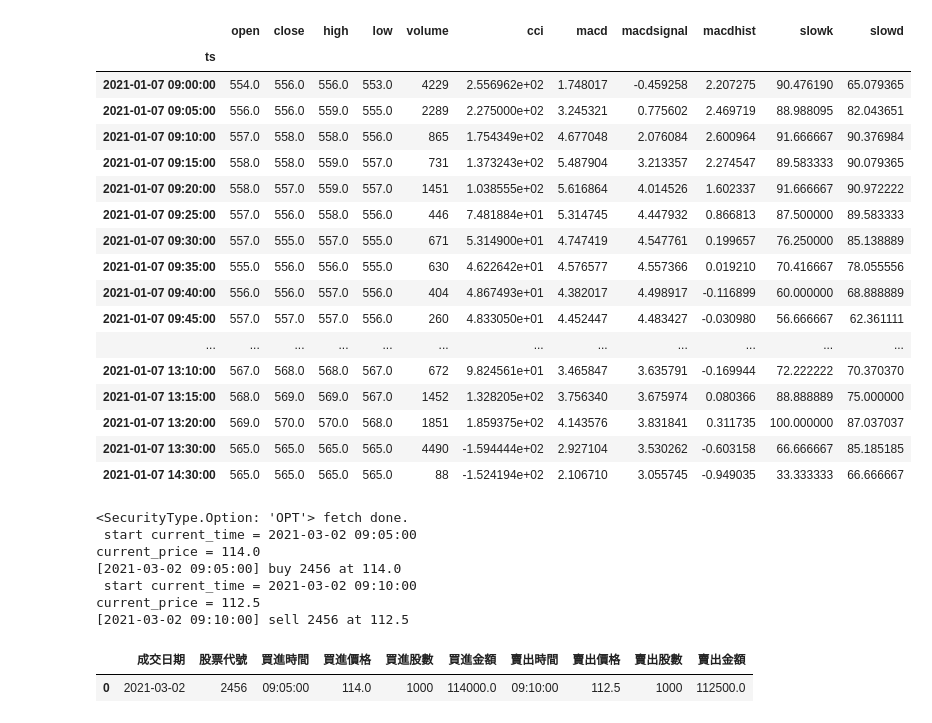
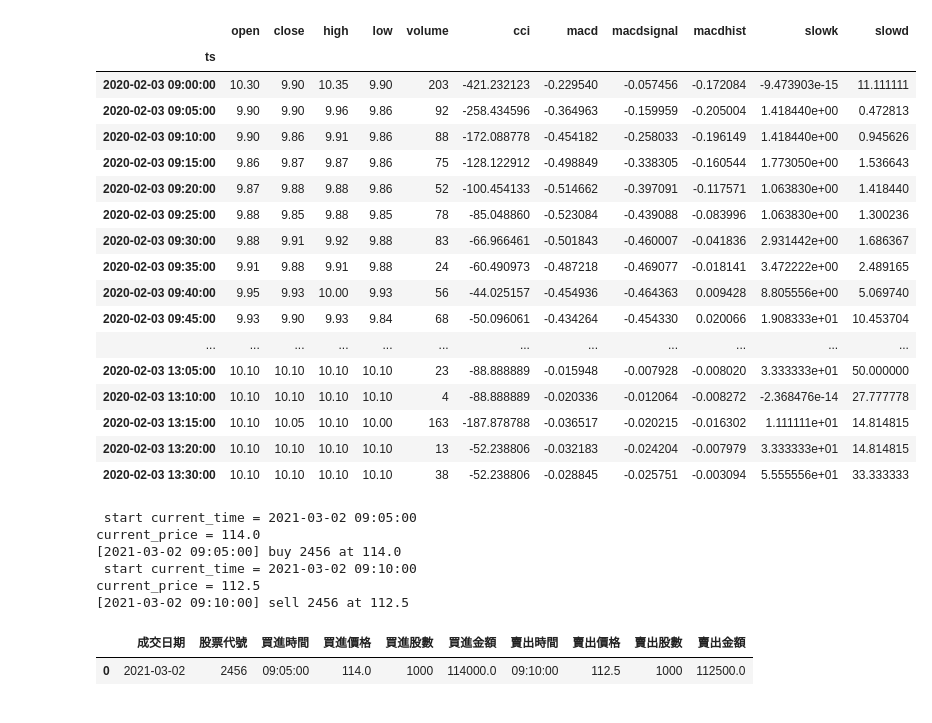
Before and after one commit to howielujah/python-program-trading, a Jupyter notebook: Ch03_05.ipynb, the cells around one changed output. Cells and saved outputs as stored; diff of their text form; code cells hidden in the pictures.

```diff
--- a/Ch03_05.ipynb
+++ b/Ch03_05.ipynb
@@ -71,37 +59,37 @@ Exception: {}
 # %%
-code = '2330'
+code = '2399'
 
 tw_calendar = get_calendar('XTAI')
 
-date = pd.to_datetime('2021-1-7')
+date = pd.to_datetime('2020-2-3')
 prev_trading_date = tw_calendar.previous_close(date).date()
 
 ticks = get_ticks(code, prev_trading_date, connection, api)[0].append(get_ticks(code, date, connection, api)[0])
 kbars = ticks_to_kbars(ticks)
 kbars = get_technical_indicator(kbars)
 # kbars = kbars[pd.to_datetime(prev_trading_date).replace(hour=13, minute=30):]
 kbars = kbars[date:]
 
 kbars
 # %% [output]
 |  | open | close | high | low | volume | cci | macd | macdsignal | macdhist | slowk | slowd |
 | ts |  |  |  |  |  |  |  |  |  |  |  |
-| 2021-01-07 09:00:00 | 554.0 | 556.0 | 556.0 | 553.0 | 4229 | 2.556962e+02 | 1.748017 | -0.459258 | 2.207275 | 90.476190 | 65.079365 |
-| 2021-01-07 09:05:00 | 556.0 | 556.0 | 559.0 | 555.0 | 2289 | 2.275000e+02 | 3.245321 | 0.775602 | 2.469719 | 88.988095 | 82.043651 |
-| 2021-01-07 09:10:00 | 557.0 | 558.0 | 558.0 | 556.0 | 865 | 1.754349e+02 | 4.677048 | 2.076084 | 2.600964 | 91.666667 | 90.376984 |
-| 2021-01-07 09:15:00 | 558.0 | 558.0 | 559.0 | 557.0 | 731 | 1.373243e+02 | 5.487904 | 3.213357 | 2.274547 | 89.583333 | 90.079365 |
-| 2021-01-07 09:20:00 | 558.0 | 557.0 | 559.0 | 557.0 | 1451 | 1.038555e+02 | 5.616864 | 4.014526 | 1.602337 | 91.666667 | 90.972222 |
-| 2021-01-07 09:25:00 | 557.0 | 556.0 | 558.0 | 556.0 | 446 | 7.481884e+01 | 5.314745 | 4.447932 | 0.866813 | 87.500000 | 89.583333 |
-| 2021-01-07 09:30:00 | 557.0 | 555.0 | 557.0 | 555.0 | 671 | 5.314900e+01 | 4.747419 | 4.547761 | 0.199657 | 76.250000 | 85.138889 |
-| 2021-01-07 09:35:00 | 555.0 | 556.0 | 556.0 | 555.0 | 630 | 4.622642e+01 | 4.576577 | 4.557366 | 0.019210 | 70.416667 | 78.055556 |
-| 2021-01-07 09:40:00 | 556.0 | 556.0 | 557.0 | 556.0 | 404 | 4.867493e+01 | 4.382017 | 4.498917 | -0.116899 | 60.000000 | 68.888889 |
-| 2021-01-07 09:45:00 | 557.0 | 557.0 | 557.0 | 556.0 | 260 | 4.833050e+01 | 4.452447 | 4.483427 | -0.030980 | 56.666667 | 62.361111 |
+| 2020-02-03 09:00:00 | 10.30 | 9.90 | 10.35 | 9.90 | 203 | -421.232123 | -0.229540 | -0.057456 | -0.172084 | -9.473903e-15 | 11.111111 |
+| 2020-02-03 09:05:00 | 9.90 | 9.90 | 9.96 | 9.86 | 92 | -258.434596 | -0.364963 | -0.159959 | -0.205004 | 1.418440e+00 | 0.472813 |
+| 2020-02-03 09:10:00 | 9.90 | 9.86 | 9.91 | 9.86 | 88 | -172.088778 | -0.454182 | -0.258033 | -0.196149 | 1.418440e+00 | 0.945626 |
+| 2020-02-03 09:15:00 | 9.86 | 9.87 | 9.87 | 9.86 | 75 | -128.122912 | -0.498849 | -0.338305 | -0.160544 | 1.773050e+00 | 1.536643 |
+| 2020-02-03 09:20:00 | 9.87 | 9.88 | 9.88 | 9.86 | 52 | -100.454133 | -0.514662 | -0.397091 | -0.117571 | 1.063830e+00 | 1.418440 |
+| 2020-02-03 09:25:00 | 9.88 | 9.85 | 9.88 | 9.85 | 78 | -85.048860 | -0.523084 | -0.439088 | -0.083996 | 1.063830e+00 | 1.300236 |
+| 2020-02-03 09:30:00 | 9.88 | 9.91 | 9.92 | 9.88 | 83 | -66.966461 | -0.501843 | -0.460007 | -0.041836 | 2.931442e+00 | 1.686367 |
+| 2020-02-03 09:35:00 | 9.91 | 9.88 | 9.91 | 9.88 | 24 | -60.490973 | -0.487218 | -0.469077 | -0.018141 | 3.472222e+00 | 2.489165 |
+| 2020-02-03 09:40:00 | 9.95 | 9.93 | 10.00 | 9.93 | 56 | -44.025157 | -0.454936 | -0.464363 | 0.009428 | 8.805556e+00 | 5.069740 |
+| 2020-02-03 09:45:00 | 9.93 | 9.90 | 9.93 | 9.84 | 68 | -50.096061 | -0.434264 | -0.454330 | 0.020066 | 1.908333e+01 | 10.453704 |
 | ... | ... | ... | ... | ... | ... | ... | ... | ... | ... | ... | ... |
-| 2021-01-07 13:10:00 | 567.0 | 568.0 | 568.0 | 567.0 | 672 | 9.824561e+01 | 3.465847 | 3.635791 | -0.169944 | 72.222222 | 70.370370 |
-| 2021-01-07 13:15:00 | 568.0 | 569.0 | 569.0 | 567.0 | 1452 | 1.328205e+02 | 3.756340 | 3.675974 | 0.080366 | 88.888889 | 75.000000 |
-| 2021-01-07 13:20:00 | 569.0 | 570.0 | 570.0 | 568.0 | 1851 | 1.859375e+02 | 4.143576 | 3.831841 | 0.311735 | 100.000000 | 87.037037 |
-| 2021-01-07 13:30:00 | 565.0 | 565.0 | 565.0 | 565.0 | 4490 | -1.594444e+02 | 2.927104 | 3.530262 | -0.603158 | 66.666667 | 85.185185 |
-| 2021-01-07 14:30:00 | 565.0 | 565.0 | 565.0 | 565.0 | 88 | -1.524194e+02 | 2.106710 | 3.055745 | -0.949035 | 33.333333 | 66.666667 |
+| 2020-02-03 13:05:00 | 10.10 | 10.10 | 10.10 | 10.10 | 23 | -88.888889 | -0.015948 | -0.007928 | -0.008020 | 3.333333e+01 | 50.000000 |
+| 2020-02-03 13:10:00 | 10.10 | 10.10 | 10.10 | 10.10 | 4 | -88.888889 | -0.020336 | -0.012064 | -0.008272 | -2.368476e-14 | 27.777778 |
+| 2020-02-03 13:15:00 | 10.10 | 10.05 | 10.10 | 10.00 | 163 | -187.878788 | -0.036517 | -0.020215 | -0.016302 | 1.111111e+01 | 14.814815 |
+| 2020-02-03 13:20:00 | 10.10 | 10.10 | 10.10 | 10.10 | 13 | -52.238806 | -0.032183 | -0.024204 | -0.007979 | 3.333333e+01 | 14.814815 |
+| 2020-02-03 13:30:00 | 10.10 | 10.10 | 10.10 | 10.10 | 38 | -52.238806 | -0.028845 | -0.025751 | -0.003094 | 5.555556e+01 | 33.333333 |
 # %%
 def day_trading_backtest(code, date, connection, api):
 
@@ -203,7 +191,6 @@ def day_trading_backtest(code, date, connection, api):
 # %%
 day_trading_backtest('2456', pd.to_datetime('2021/3/2'), connection, api)
 # %% [output]
-<SecurityType.Option: 'OPT'> fetch done.
  start current_time = 2021-03-02 09:05:00
 current_price = 114.0
 [2021-03-02 09:05:00] buy 2456 at 114.0
```
Also changed, not shown: parts of 1 cell of this notebook, 2 other files.
